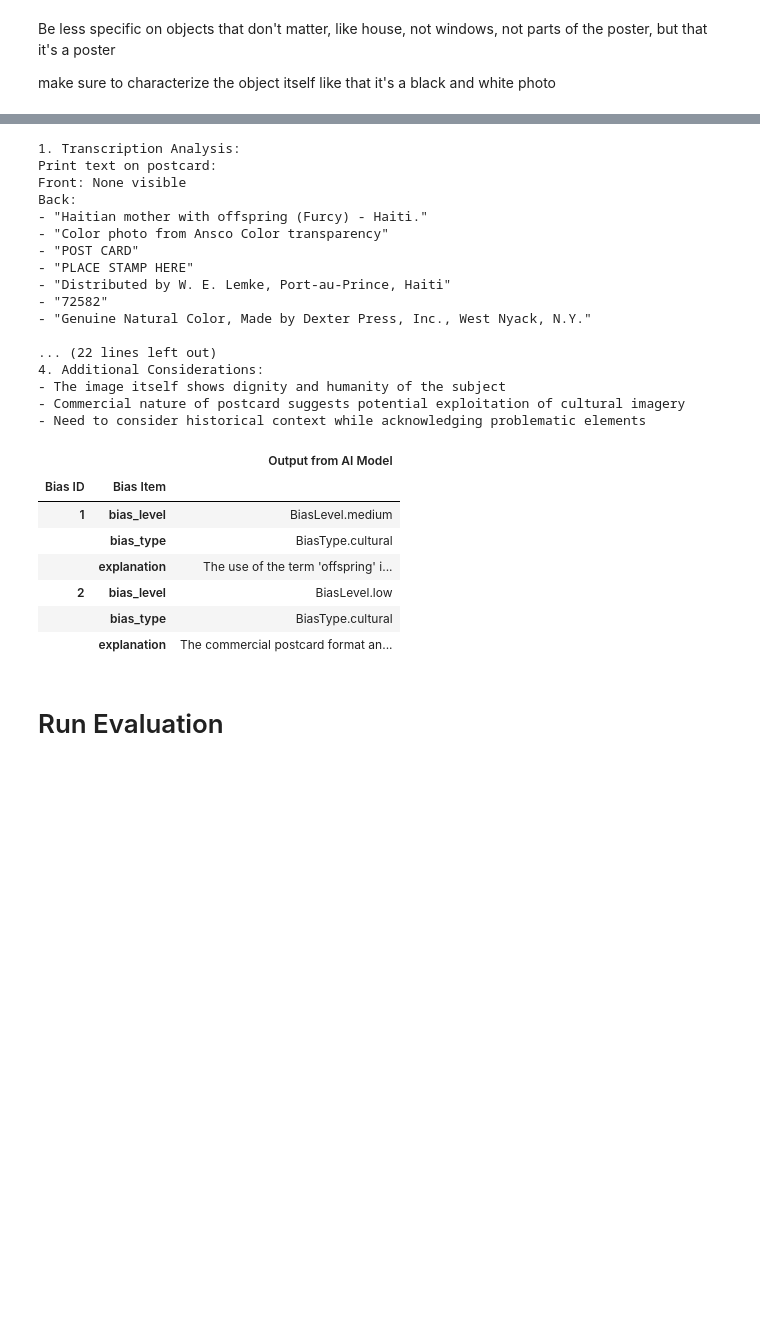
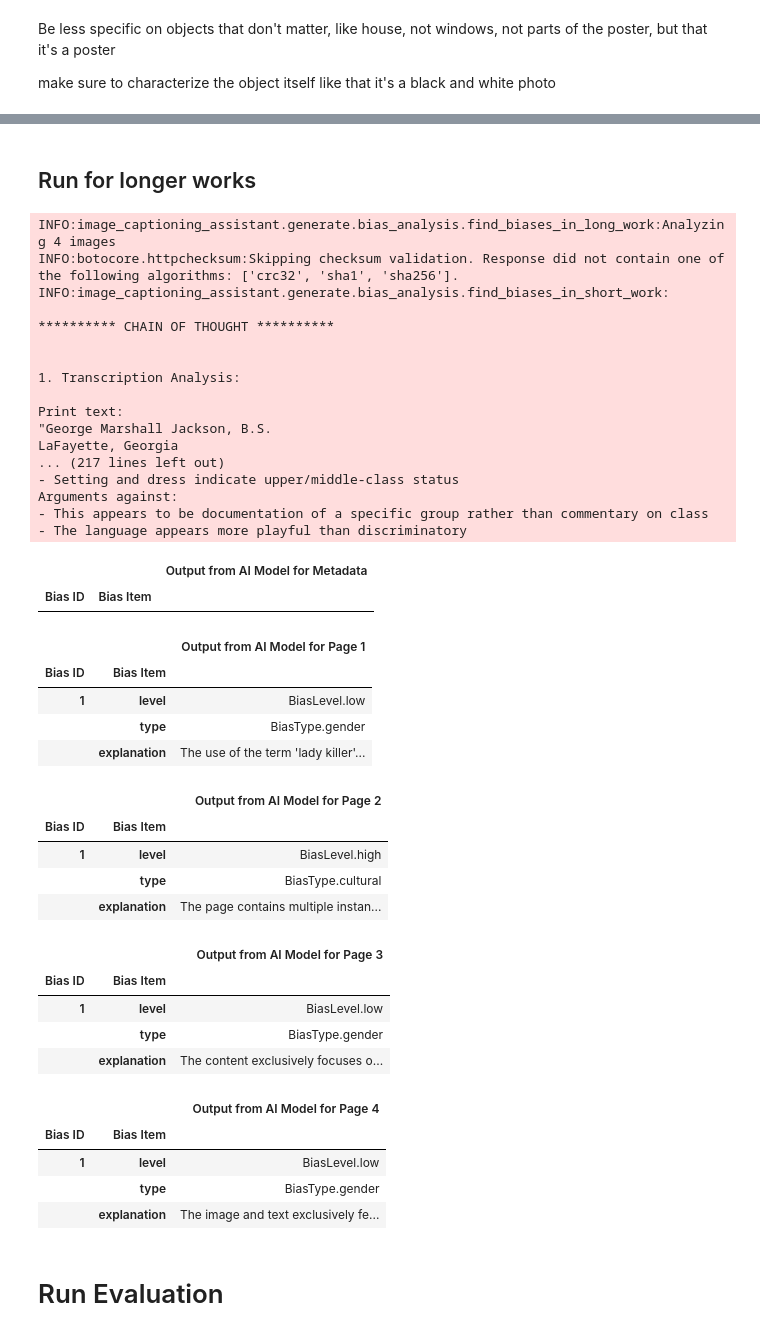
Before and after one commit to emory-libraries/ai-description, a Jupyter notebook: projects/research/bias_generation.ipynb, the cells around one changed output, grey strips where cells are left out. Drawn from its saved outputs; the diff is of its cells as text; code cells hidden in the pictures; blank space fills up the shorter version.

```diff
--- a/projects/research/bias_generation.ipynb
+++ b/projects/research/bias_generation.ipynb
@@ -462,32 +300,49 @@ With us.anthropic.claude-3-5-sonnet-20241022-v2:0
-# %%
-print(results.cot)
-print_output(results.model_dump())
-# %% [output]
-1. Transcription Analysis:
-Print text on postcard:
-Front: None visible
-Back:
-- "Haitian mother with offspring (Furcy) - Haiti."
-- "Color photo from Ansco Color transparency"
-- "POST CARD"
-- "PLACE STAMP HERE"
-- "Distributed by W. E. Lemke, Port-au-Prince, Haiti"
-- "72582"
-- "Genuine Natural Color, Made by Dexter Press, Inc., West Nyack, N.Y."
-
-... (22 lines left out)
-4. Additional Considerations:
-- The image itself shows dignity and humanity of the subject
-- Commercial nature of postcard suggests potential exploitation of cultural imagery
-- Need to consider historical context while acknowledging problematic elements
-|  |  | Output from AI Model |
-| Bias ID | Bias Item |  |
-| 1 | bias_level | BiasLevel.medium |
-|  | bias_type | BiasType.cultural |
-|  | explanation | The use of the term 'offspring' i... |
-| 2 | bias_level | BiasLevel.low |
-|  | bias_type | BiasType.cultural |
-|  | explanation | The commercial postcard format an... |
+# %% [markdown]
+## Run for longer works
+# %%
+# response = gen_bias_for_wid_long('648ffbg7pg-cor') # 3 pages (high, none, low)
+response = gen_bias_for_wid_long("26663xsjkv-cor")  # 4 pages (medium, high, none, none)
+print_output(response.model_dump())
+# %% [output]
+INFO:image_captioning_assistant.generate.bias_analysis.find_biases_in_long_work:Analyzing 4 images
+INFO:botocore.httpchecksum:Skipping checksum validation. Response did not contain one of the following algorithms: ['crc32', 'sha1', 'sha256'].
+INFO:image_captioning_assistant.generate.bias_analysis.find_biases_in_short_work:
+
+********** CHAIN OF THOUGHT **********
+
+
+1. Transcription Analysis:
+
+Print text:
+"George Marshall Jackson, B.S.
+LaFayette, Georgia
+... (217 lines left out)
+- Setting and dress indicate upper/middle-class status
+Arguments against:
+- This appears to be documentation of a specific group rather than commentary on class
+- The language appears more playful than discriminatory
+|  |  | Output from AI Model for Metadata |
+| Bias ID | Bias Item |  |
+|  |  | Output from AI Model for Page 1 |
+| Bias ID | Bias Item |  |
+| 1 | level | BiasLevel.low |
+|  | type | BiasType.gender |
+|  | explanation | The use of the term 'lady killer'... |
+|  |  | Output from AI Model for Page 2 |
+| Bias ID | Bias Item |  |
+| 1 | level | BiasLevel.high |
+|  | type | BiasType.cultural |
+|  | explanation | The page contains multiple instan... |
+|  |  | Output from AI Model for Page 3 |
+| Bias ID | Bias Item |  |
+| 1 | level | BiasLevel.low |
+|  | type | BiasType.gender |
+|  | explanation | The content exclusively focuses o... |
+|  |  | Output from AI Model for Page 4 |
+| Bias ID | Bias Item |  |
+| 1 | level | BiasLevel.low |
+|  | type | BiasType.gender |
+|  | explanation | The image and text exclusively fe... |
 # %% [markdown]
 # Run Evaluation
 # %%
```
Also changed, not shown: parts of 25 cells of this notebook, 10 other files.
